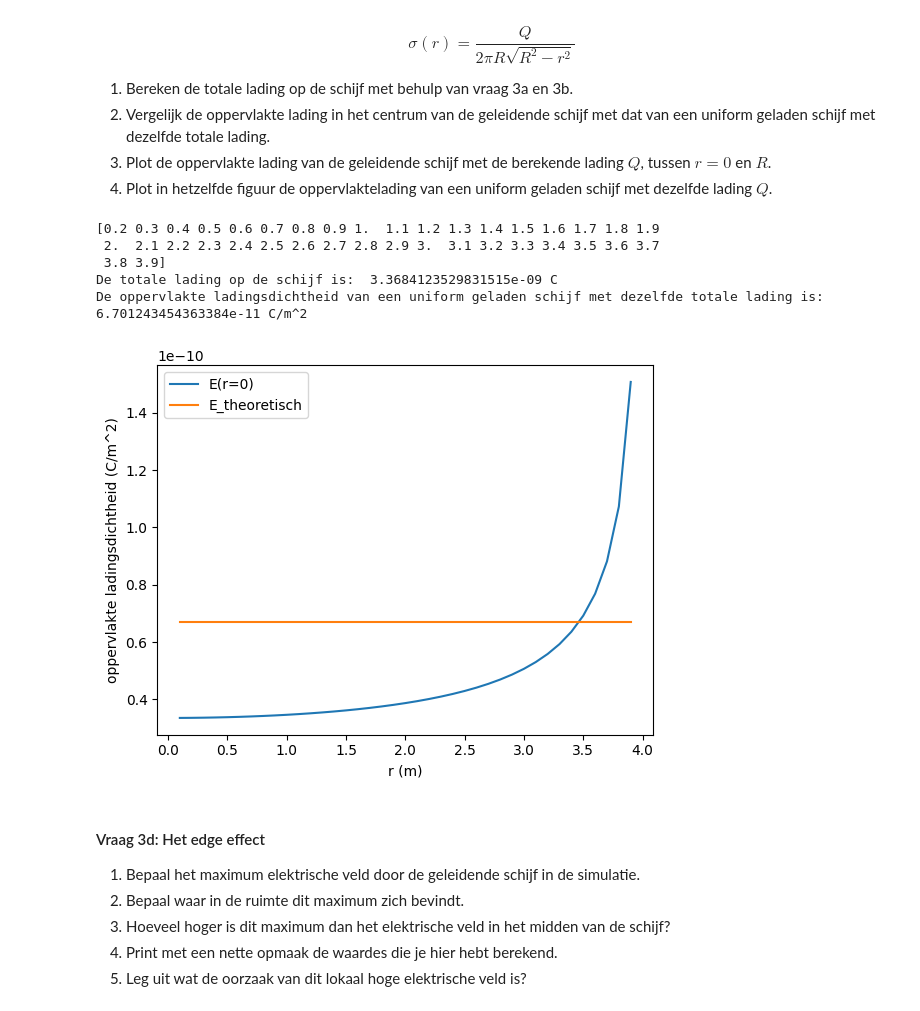
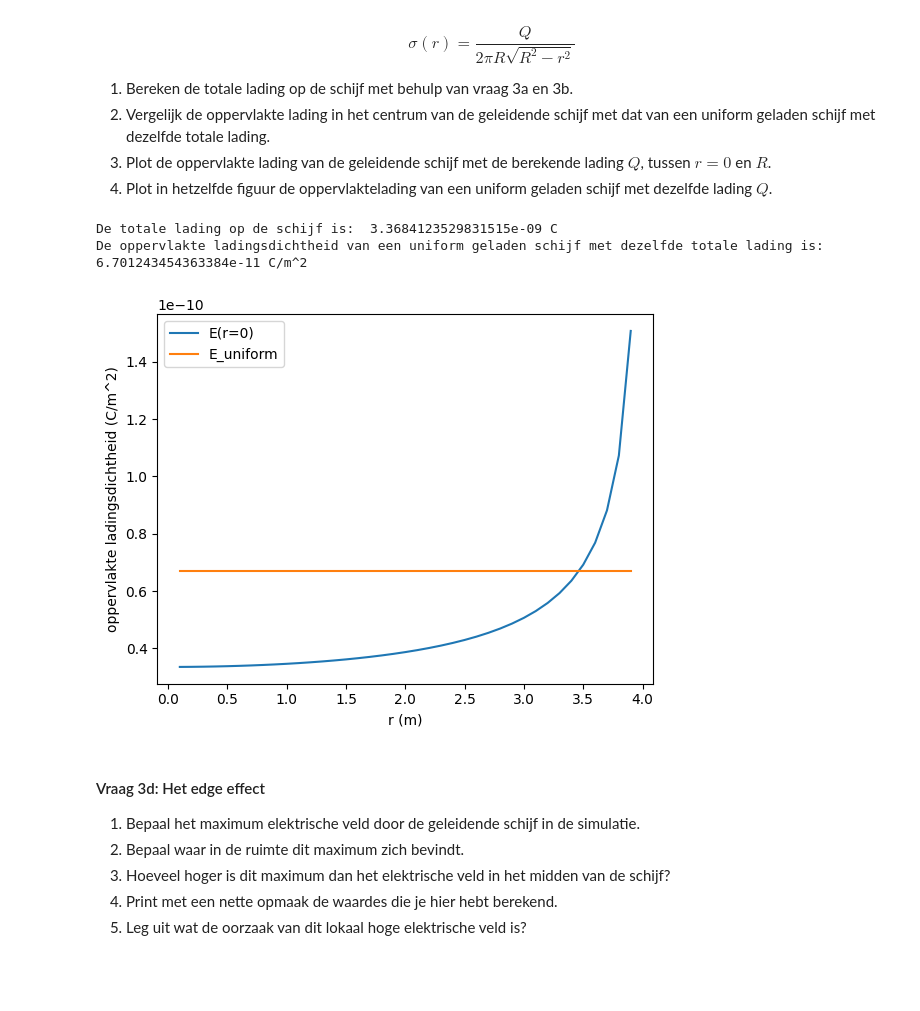
Before and after one commit to pieterotten1306-commits/opdrachten-DEF-D, a Jupyter notebook: DigitaleOntwerpopdrachten/1CondensatorOpdracht/CondensatorOntwerpopdracht.ipynb, the cells around one changed output. Cells and saved outputs as stored; diff of their text form; code cells hidden in the pictures; blank space fills up the shorter version.

```diff
--- a/DigitaleOntwerpopdrachten/1CondensatorOpdracht/CondensatorOntwerpopdracht.ipynb
+++ b/DigitaleOntwerpopdrachten/1CondensatorOpdracht/CondensatorOntwerpopdracht.ipynb
@@ -442,33 +443,27 @@ $$\sigma(r) = \frac{Q}{2 \pi R \sqrt{R^2 - r^2}}$$
 3. Plot de oppervlakte lading van de geleidende schijf met de berekende lading $Q$, tussen $r = 0$ en $R$.
 4. Plot in hetzelfde figuur de oppervlaktelading van een uniform geladen schijf met dezelfde lading $Q$.
 # %%
-###
-###Jouw code hier###
-###
-print(r_for_E[1:39])  # de r-waarden waarop Er, Ez en normE zijn berekend
+
 Q = oppervlakte_lading * np.pi * disk_radius**2
 print('De totale lading op de schijf is: ', Q, 'C')
 
 oppervlakte_lading_uniform = Q / (np.pi * disk_radius**2)
 print('De oppervlakte ladingsdichtheid van een uniform geladen schijf met dezelfde totale lading is: ', oppervlakte_lading_uniform, 'C/m^2')
 
 oppervlakte_lading_array = np.zeros(39)
 oppervlakte_lading_array = Q / ((2 * np.pi) * disk_radius*np.sqrt(disk_radius**2-r_for_E[0:39]**2))
 oppervlakte_lading_uniform_array = np.full_like(r_for_E[0:39], oppervlakte_lading_uniform)
 plt.figure()
 plt.plot(r_for_E[0:39], oppervlakte_lading_array , label='E(r=0)')  # Elektrisch veld langs de z-as
-plt.plot(r_for_E[0:39], oppervlakte_lading_uniform_array, label='E_theoretisch')  # Theoretisch elektrisch veld langs de z-as
+plt.plot(r_for_E[0:39], oppervlakte_lading_uniform_array, label='E_uniform')
 plt.xlabel('r (m)')
 plt.ylabel('oppervlakte ladingsdichtheid (C/m^2)')
 plt.legend()
 plt.show()
 # %% [output]
-[0.2 0.3 0.4 0.5 0.6 0.7 0.8 0.9 1.  1.1 1.2 1.3 1.4 1.5 1.6 1.7 1.8 1.9
- 2.  2.1 2.2 2.3 2.4 2.5 2.6 2.7 2.8 2.9 3.  3.1 3.2 3.3 3.4 3.5 3.6 3.7
- 3.8 3.9]
 De totale lading op de schijf is:  3.3684123529831515e-09 C
 De oppervlakte ladingsdichtheid van een uniform geladen schijf met dezelfde totale lading is:  6.701243454363384e-11 C/m^2
-[figure, old version]
+[figure, new version]
 # %% [markdown]
 #### Vraag 3d: Het edge effect
 
```
Also changed, not shown: parts of 6 cells of this notebook, 1 other file.
